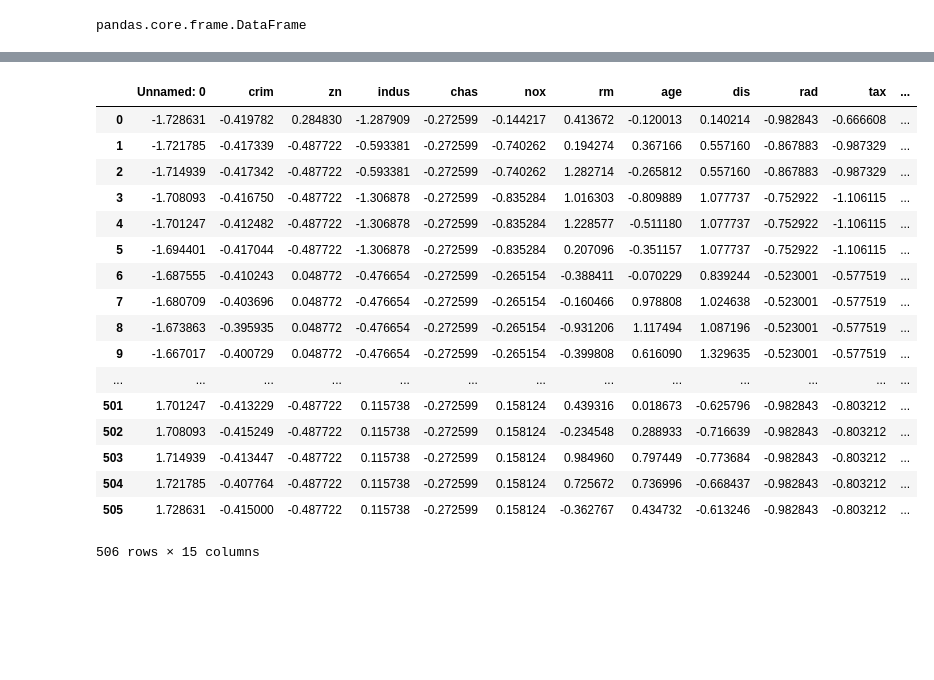
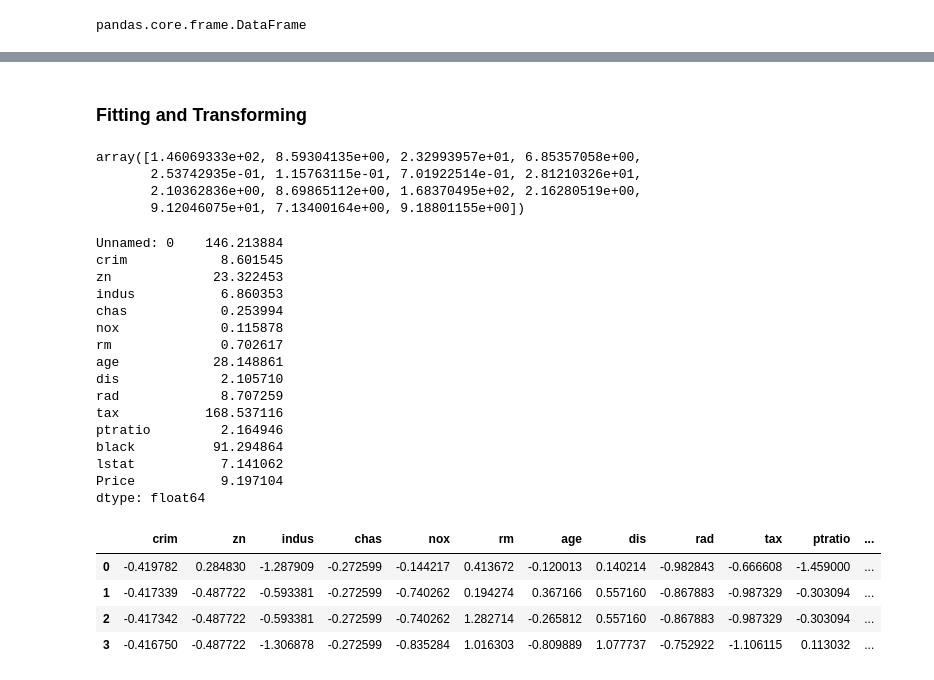
Before and after one commit to eamonnofarrell/Machine-Learning-Assessment2019, a Jupyter notebook: Machine-Learning-Assignment.ipynb, the cells around one changed output, grey strips where cells are left out. Drawn from its saved outputs; the diff is of its cells as text; code cells hidden in the pictures; blank space fills up the shorter version.

```diff
--- a/Machine-Learning-Assignment.ipynb
+++ b/Machine-Learning-Assignment.ipynb
@@ -389,22 +441,39 @@ pandas.core.frame.DataFrame
+# %% [markdown]
+### Fitting and Transforming
+# %%
+scaler = pre.StandardScaler()
+scaler.fit(df)
+scaler.scale_
+# %% [output]
+array([1.46069333e+02, 8.59304135e+00, 2.32993957e+01, 6.85357058e+00,
+       2.53742935e-01, 1.15763115e-01, 7.01922514e-01, 2.81210326e+01,
+       2.10362836e+00, 8.69865112e+00, 1.68370495e+02, 2.16280519e+00,
+       9.12046075e+01, 7.13400164e+00, 9.18801155e+00])
+# %%
+df.std()
+# %% [output]
+Unnamed: 0    146.213884
+crim            8.601545
+zn             23.322453
+indus           6.860353
+chas            0.253994
+nox             0.115878
+rm              0.702617
+age            28.148861
+dis             2.105710
+rad             8.707259
+tax           168.537116
+ptratio         2.164946
+black          91.294864
+lstat           7.141062
+Price           9.197104
+dtype: float64
 # %%
-xscale = pd.DataFrame(pre.scale(data), columns = data.columns)
-xscale
+xscale = pd.DataFrame(scaler.transform(df), columns = df.columns)
+xscale.iloc[0:4, 1:15]
 # %% [output]
-|  | Unnamed: 0 | crim | zn | indus | chas | nox | rm | age | dis | rad | tax | ... |
-| 0 | -1.728631 | -0.419782 | 0.284830 | -1.287909 | -0.272599 | -0.144217 | 0.413672 | -0.120013 | 0.140214 | -0.982843 | -0.666608 | ... |
-| 1 | -1.721785 | -0.417339 | -0.487722 | -0.593381 | -0.272599 | -0.740262 | 0.194274 | 0.367166 | 0.557160 | -0.867883 | -0.987329 | ... |
-| 2 | -1.714939 | -0.417342 | -0.487722 | -0.593381 | -0.272599 | -0.740262 | 1.282714 | -0.265812 | 0.557160 | -0.867883 | -0.987329 | ... |
-| 3 | -1.708093 | -0.416750 | -0.487722 | -1.306878 | -0.272599 | -0.835284 | 1.016303 | -0.809889 | 1.077737 | -0.752922 | -1.106115 | ... |
-| 4 | -1.701247 | -0.412482 | -0.487722 | -1.306878 | -0.272599 | -0.835284 | 1.228577 | -0.511180 | 1.077737 | -0.752922 | -1.106115 | ... |
-| 5 | -1.694401 | -0.417044 | -0.487722 | -1.306878 | -0.272599 | -0.835284 | 0.207096 | -0.351157 | 1.077737 | -0.752922 | -1.106115 | ... |
-| 6 | -1.687555 | -0.410243 | 0.048772 | -0.476654 | -0.272599 | -0.265154 | -0.388411 | -0.070229 | 0.839244 | -0.523001 | -0.577519 | ... |
-| 7 | -1.680709 | -0.403696 | 0.048772 | -0.476654 | -0.272599 | -0.265154 | -0.160466 | 0.978808 | 1.024638 | -0.523001 | -0.577519 | ... |
-| 8 | -1.673863 | -0.395935 | 0.048772 | -0.476654 | -0.272599 | -0.265154 | -0.931206 | 1.117494 | 1.087196 | -0.523001 | -0.577519 | ... |
-| 9 | -1.667017 | -0.400729 | 0.048772 | -0.476654 | -0.272599 | -0.265154 | -0.399808 | 0.616090 | 1.329635 | -0.523001 | -0.577519 | ... |
-| ... | ... | ... | ... | ... | ... | ... | ... | ... | ... | ... | ... | ... |
-| 501 | 1.701247 | -0.413229 | -0.487722 | 0.115738 | -0.272599 | 0.158124 | 0.439316 | 0.018673 | -0.625796 | -0.982843 | -0.803212 | ... |
-| 502 | 1.708093 | -0.415249 | -0.487722 | 0.115738 | -0.272599 | 0.158124 | -0.234548 | 0.288933 | -0.716639 | -0.982843 | -0.803212 | ... |
-| 503 | 1.714939 | -0.413447 | -0.487722 | 0.115738 | -0.272599 | 0.158124 | 0.984960 | 0.797449 | -0.773684 | -0.982843 | -0.803212 | ... |
-| 504 | 1.721785 | -0.407764 | -0.487722 | 0.115738 | -0.272599 | 0.158124 | 0.725672 | 0.736996 | -0.668437 | -0.982843 | -0.803212 | ... |
-| 505 | 1.728631 | -0.415000 | -0.487722 | 0.115738 | -0.272599 | 0.158124 | -0.362767 | 0.434732 | -0.613246 | -0.982843 | -0.803212 | ... |
+|  | crim | zn | indus | chas | nox | rm | age | dis | rad | tax | ptratio | ... |
+| 0 | -0.419782 | 0.284830 | -1.287909 | -0.272599 | -0.144217 | 0.413672 | -0.120013 | 0.140214 | -0.982843 | -0.666608 | -1.459000 | ... |
+| 1 | -0.417339 | -0.487722 | -0.593381 | -0.272599 | -0.740262 | 0.194274 | 0.367166 | 0.557160 | -0.867883 | -0.987329 | -0.303094 | ... |
+| 2 | -0.417342 | -0.487722 | -0.593381 | -0.272599 | -0.740262 | 1.282714 | -0.265812 | 0.557160 | -0.867883 | -0.987329 | -0.303094 | ... |
+| 3 | -0.416750 | -0.487722 | -1.306878 | -0.272599 | -0.835284 | 1.016303 | -0.809889 | 1.077737 | -0.752922 | -1.106115 | 0.113032 | ... |
-506 rows × 15 columns
```
Also changed, not shown: parts of 15 cells of this notebook.
